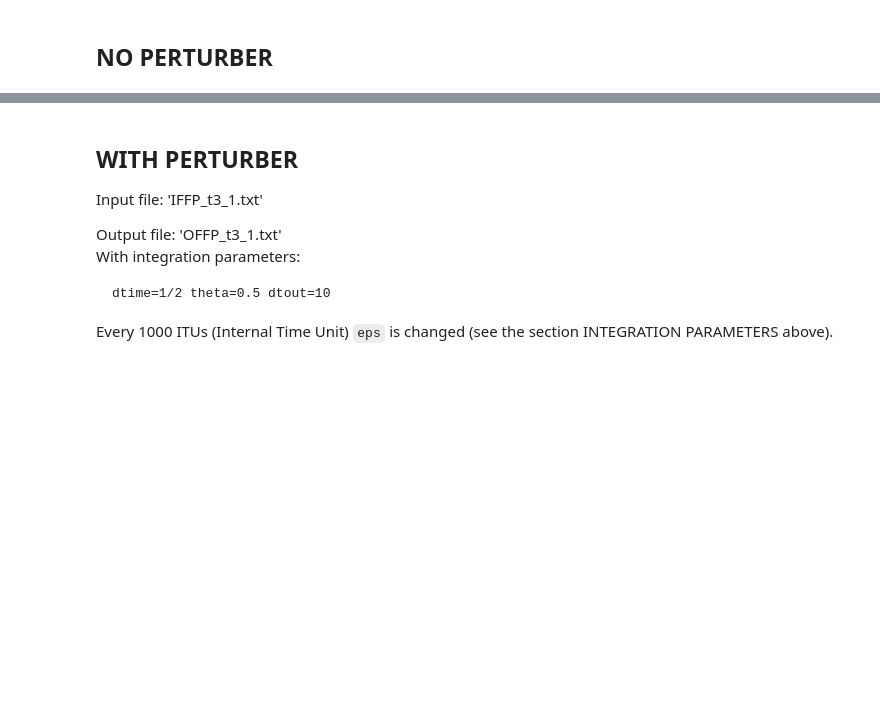
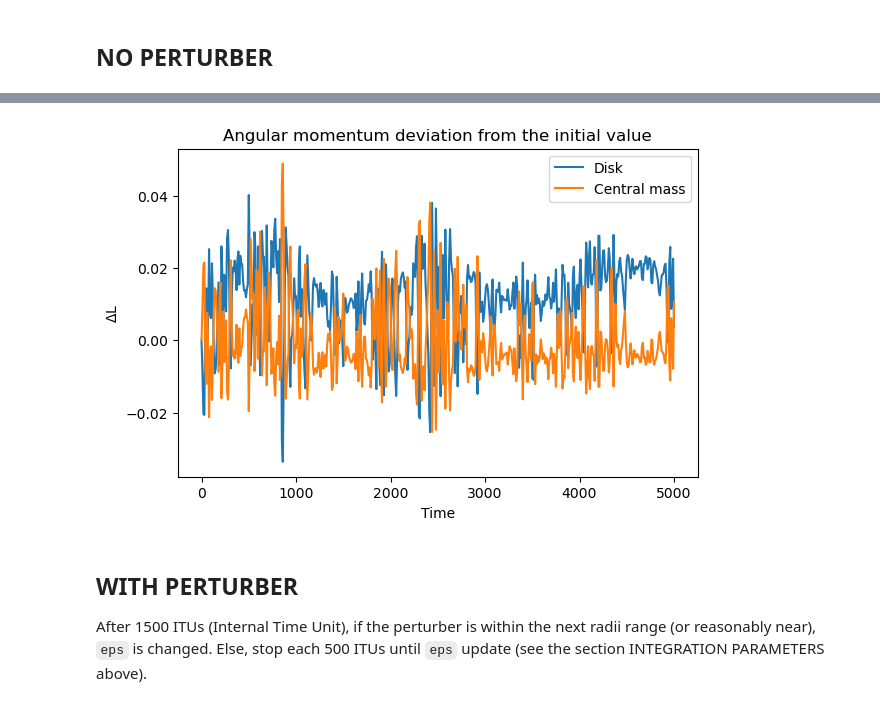
Before and after one commit to RoccoGiugni/DoSS-24-25, a Jupyter notebook: FP/FinalProject-V3.ipynb, the cells around one changed output, grey strips where cells are left out. Cells and saved outputs as stored; diff of their text form; code cells hidden in the pictures; blank space fills up the shorter version.

```diff
--- a/FP/FinalProject-V3.ipynb
+++ b/FP/FinalProject-V3.ipynb
@@ -260,11 +249,11 @@ v_per    0.89            0.89
 # ADD THE CENTRAL MASS TO THE SYSTEM
 N += 1
 
-m = np.hstack((M_cen, m))
+m = np.hstack((M_cen, m_dsk))
 
-x, y, z = np.hstack((x_cen, x)), np.hstack((y_cen, y)), np.hstack((z_cen, z))
+x, y, z = np.hstack((x_cen, x_dsk)), np.hstack((y_cen, y_dsk)), np.hstack((z_cen, z_dsk))
 
-vx, vy, vz = np.hstack((vx_cen, vx)), np.hstack((vy_cen, vy)), np.hstack((vz_cen, vz))
+vx, vy, vz = np.hstack((vx_cen, vx_dsk)), np.hstack((vy_cen, vy_dsk)), np.hstack((vz_cen, vz_dsk))
 # %%
 # ADD THE PERTURBER TO THE SYSTEM
 N += 1
@@ -554,11 +595,25 @@ plt.show()
+# %%
+## --- ANGULAR MOMENTUM ANALYSIS --- ##
+
+fig, ax = plt.subplots(1, 1, figsize=(6, 4), layout='constrained')
+
+L = m * np.cross(r_CMF, v_CMF)[:,:,2]
+
+dl_dsk = np.sum(L[:,1:] - L[0,1:], axis=1)
+dl_cen = L[:,0] - L[0,0]
+
+ax.plot(time, dl_dsk, label='Disk')
+ax.plot(time, dl_cen, label='Central mass')
+
+ax.set_title('Angular momentum deviation from the initial value')
+ax.set_xlabel('Time')
+ax.set_ylabel(r'$\Delta$L')
+ax.legend()
+
+plt.show()
+# %% [output]
+[figure, added]
 # %% [markdown]
 ## WITH PERTURBER
 
-Input file: 'IFFP_t3_1.txt'
-
-Output file: 'OFFP_t3_1.txt'\
-With integration parameters:
-
-    dtime=1/2 theta=0.5 dtout=10
-
-Every 1000 ITUs (Internal Time Unit) `eps` is changed (see the section INTEGRATION PARAMETERS above).
+After 1500 ITUs (Internal Time Unit), if the perturber is within the next radii range (or reasonably near), `eps` is changed. Else, stop each 500 ITUs until `eps` update (see the section INTEGRATION PARAMETERS above).
```
Also changed, not shown: parts of 28 cells of this notebook, 1 other file.
